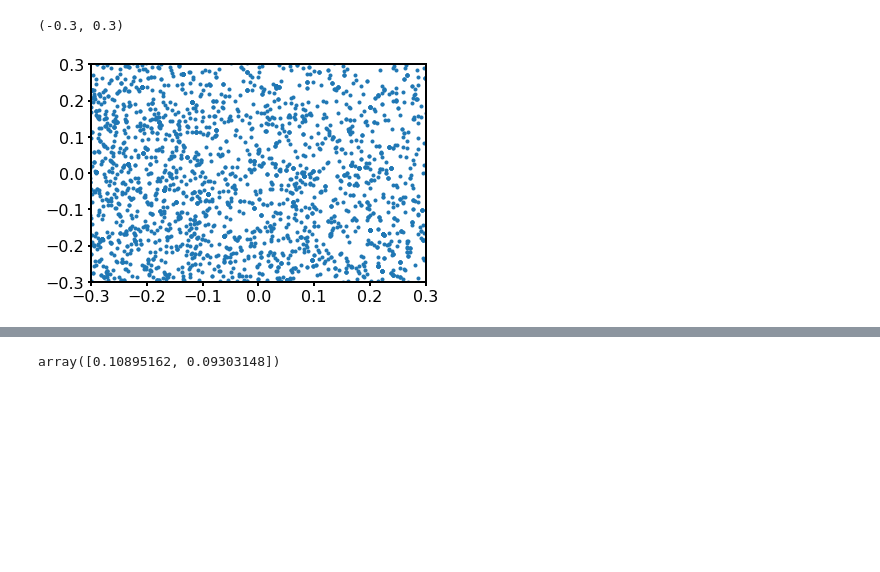
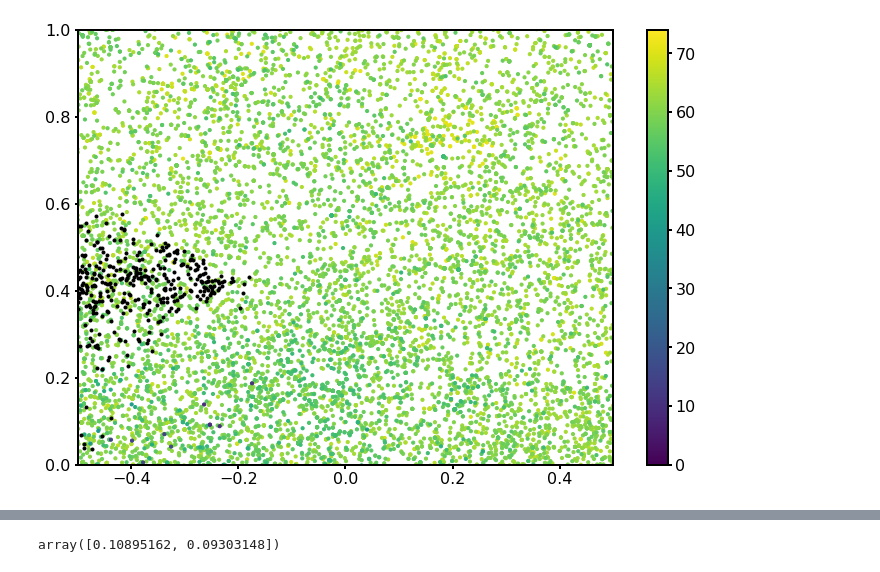
Before and after one commit to jsunn-y/ProtGraphR, a Jupyter notebook: analysis/visualization.ipynb, the cells around one changed output, grey strips where cells are left out. Saved outputs shown, nothing was run; the diff lists cells and outputs as text; code cells hidden in the pictures; blank space fills up the shorter version.

```diff
--- a/analysis/visualization.ipynb
+++ b/analysis/visualization.ipynb
@@ -120,11 +143,29 @@ plt.plot(transformed[:len(embeddings),0], transformed[:len(embeddings),1], '.')
+# %%
+#zoomed in graph
+MSAdf = MSAdf.sort_values('wthamming', ascending=False)
+fig, ax = plt.subplots(figsize=(12,8))
+im = ax.scatter(data=MSAdf, x='PCA 1', y='PCA 2', s=10, c='wthamming', cmap='viridis')
+fig.colorbar(im)
+plt.plot(transformed[:len(embeddings),0], transformed[:len(embeddings),1], 'k.')
+plt.plot(transformed[len(embeddings),0], transformed[len(embeddings),1], 'ro', markersize = 10)
+plt.xlim(-0.5, 0.5)
+plt.ylim(0, 1)
+#cbar = fig.colorbar(mpl.cm.ScalarMappable(cmap='viridis'), ax=ax)
+plt.savefig('figures/{}2.jpg'.format(file_name), dpi = 500)
+# %% [output]
+[figure, added]
 # %%
-plt.plot(transformed[len(embeddings):,0], transformed[len(embeddings):,1], '.')
-plt.plot(transformed[:len(embeddings),0], transformed[:len(embeddings),1], '.')
-plt.xlim(-0.3, 0.3)
-plt.ylim(-0.3, 0.3)
+# plt.plot(transformed[len(embeddings):,0], transformed[len(embeddings):,1], '.')
+# plt.plot(transformed[:len(embeddings),0], transformed[:len(embeddings),1], '.')
+
+# #look at where the WT sequence is
+
+# #first one in the MSA embeddings
+# plt.plot(transformed[len(embeddings),0], transformed[len(embeddings),1], 'o', markersize = 10)
+# #last one in the embeddings
+# #plt.plot(transformed[len(embeddings)-1,0], transformed[len(embeddings)-1,1], '.', markersize = 20)
+# plt.xlim(0.4, 0.6)
+# plt.ylim(0.2, 0.4)
-# %% [output]
-(-0.3, 0.3)
-[figure, removed]
 # %%
 pca = PCA(n_components=2)
 transformed = pca.fit_transform(embeddings)
```
Also changed, not shown: parts of 12 cells of this notebook, 45 other files.
